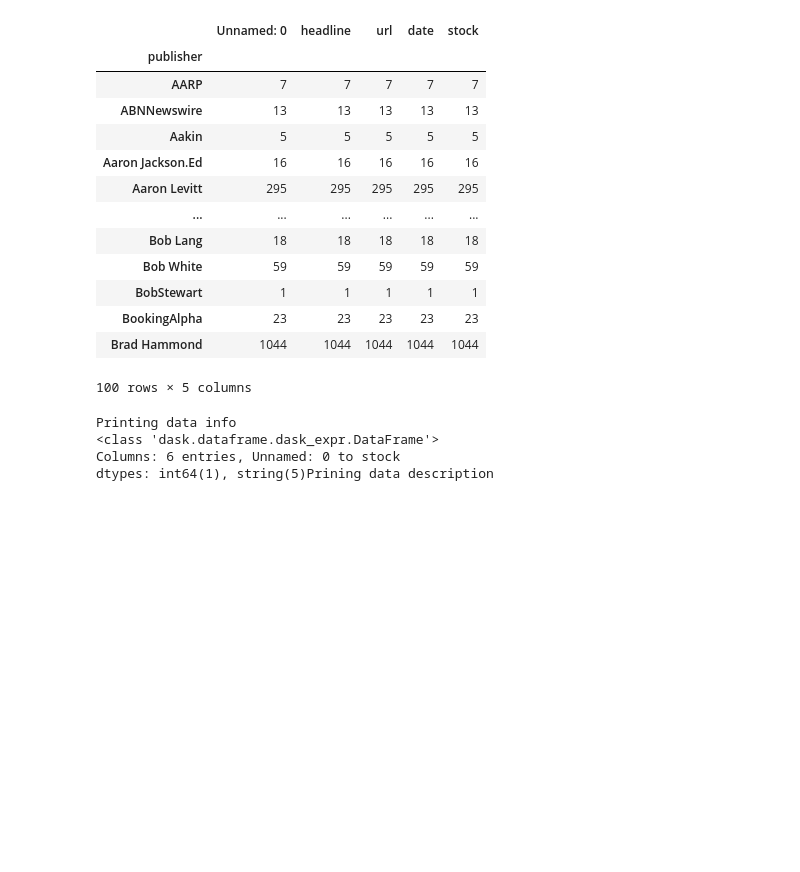
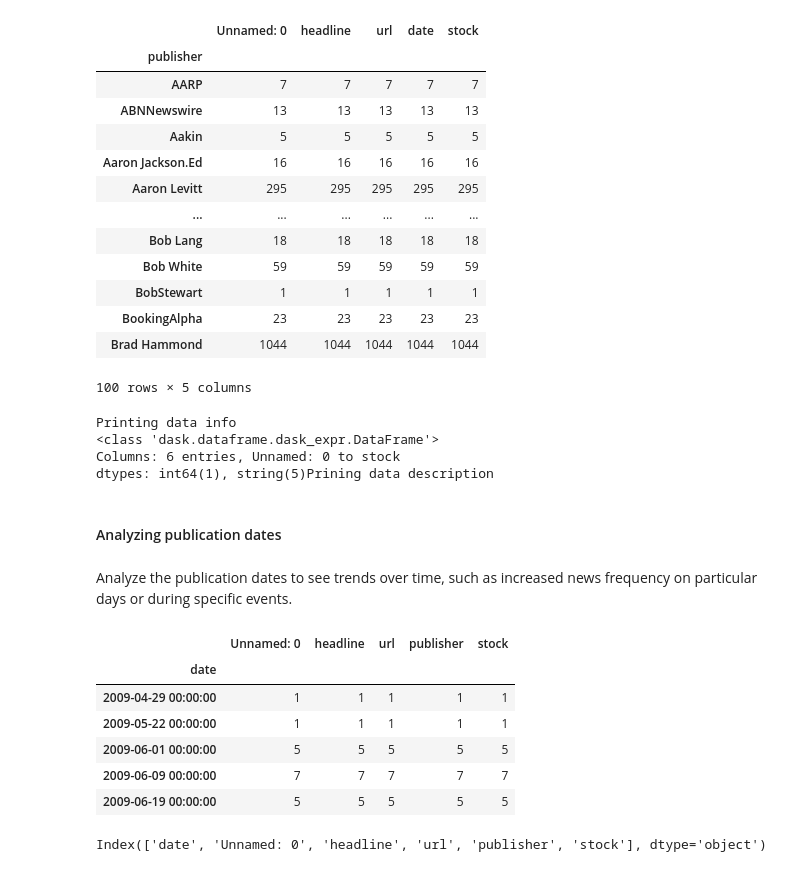
Before and after one commit to Reid-T-W/price-movement-with-news-sentiment, a Jupyter notebook: notebooks/stock-market.ipynb, the cells around one changed output. Drawn from its saved outputs; the diff is of its cells as text; code cells hidden in the pictures; blank space fills up the shorter version.

```diff
--- a/notebooks/stock-market.ipynb
+++ b/notebooks/stock-market.ipynb
@@ -100,3 +100,7 @@ Printing data info
 <class 'dask.dataframe.dask_expr.DataFrame'>
 Columns: 6 entries, Unnamed: 0 to stock
 dtypes: int64(1), string(5)Prining data description
+# %% [markdown]
+#### Analyzing publication dates
+# %% [markdown]
+Analyze the publication dates to see trends over time, such as increased news frequency on particular days or during specific events.
@@ -102,0 +109,10 @@ dtypes: int64(1), string(5)Prining data description
+# %%
+grouped_date_df.head()
+# %% [output]
+|  | Unnamed: 0 | headline | url | publisher | stock |
+| date |  |  |  |  |  |
+| 2009-04-29 00:00:00 | 1 | 1 | 1 | 1 | 1 |
+| 2009-05-22 00:00:00 | 1 | 1 | 1 | 1 | 1 |
+| 2009-06-01 00:00:00 | 5 | 5 | 5 | 5 | 5 |
+| 2009-06-09 00:00:00 | 7 | 7 | 7 | 7 | 7 |
+| 2009-06-19 00:00:00 | 5 | 5 | 5 | 5 | 5 |
@@ -102,0 +121,4 @@ dtypes: int64(1), string(5)Prining data description
+# %%
+grouped_date_df.columns
+# %% [output]
+Index(['date', 'Unnamed: 0', 'headline', 'url', 'publisher', 'stock'], dtype='object')
```
Also changed, not shown: parts of 14 cells of this notebook.
